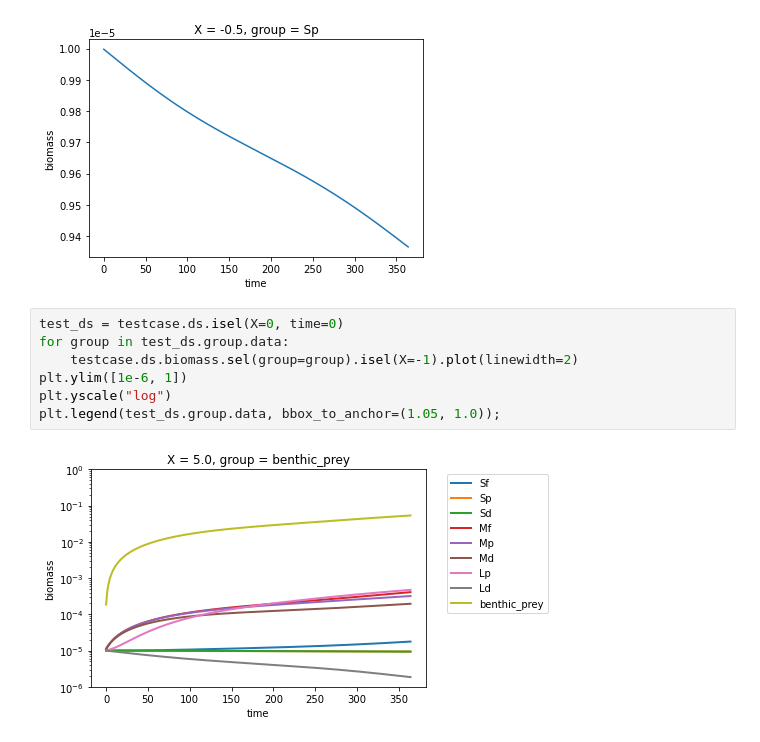
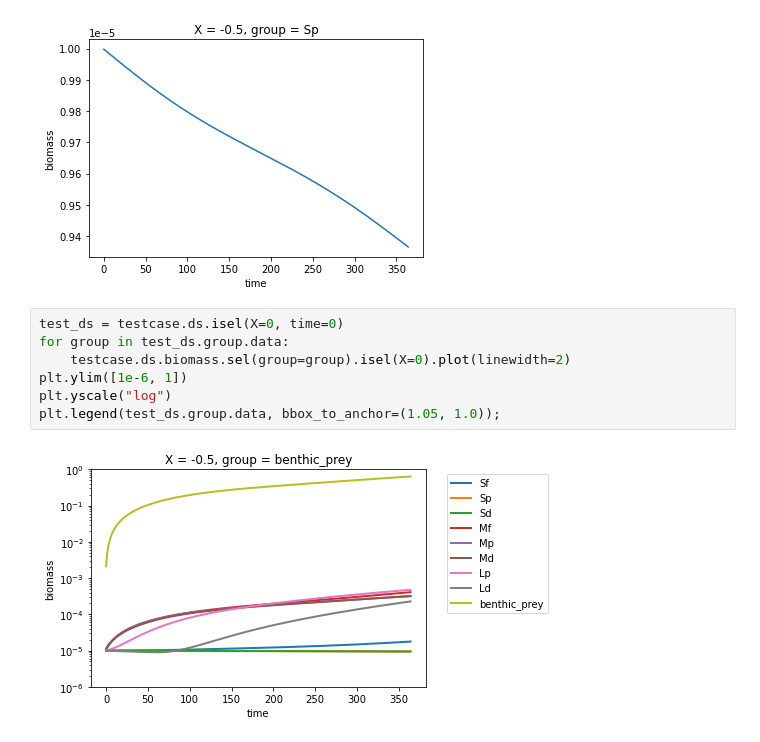
Before and after one commit to marbl-ecosys/feisty, a Jupyter notebook: docs/driver-example.ipynb, the cells around one changed output. Cells and saved outputs as stored; diff of their text form.

Commit message:
Clean up docs
1. Ran matlab out to 365 days to get better comparison (spoiler alert: still
round-off level diffs!)
2. Was plotting wrong column in driver-example.ipynb

```diff
--- a/docs/driver-example.ipynb
+++ b/docs/driver-example.ipynb
@@ -44,9 +44,9 @@ testcase.ds.biomass.sel(group="Sp").isel(X=0).plot()
 # %%
 test_ds = testcase.ds.isel(X=0, time=0)
 for group in test_ds.group.data:
-    testcase.ds.biomass.sel(group=group).isel(X=-1).plot(linewidth=2)
+    testcase.ds.biomass.sel(group=group).isel(X=0).plot(linewidth=2)
 plt.ylim([1e-6, 1])
 plt.yscale("log")
 plt.legend(test_ds.group.data, bbox_to_anchor=(1.05, 1.0));
 # %% [output]
-[figure, old version]
+[figure, new version]
```
Also changed, not shown: 2 other files.
